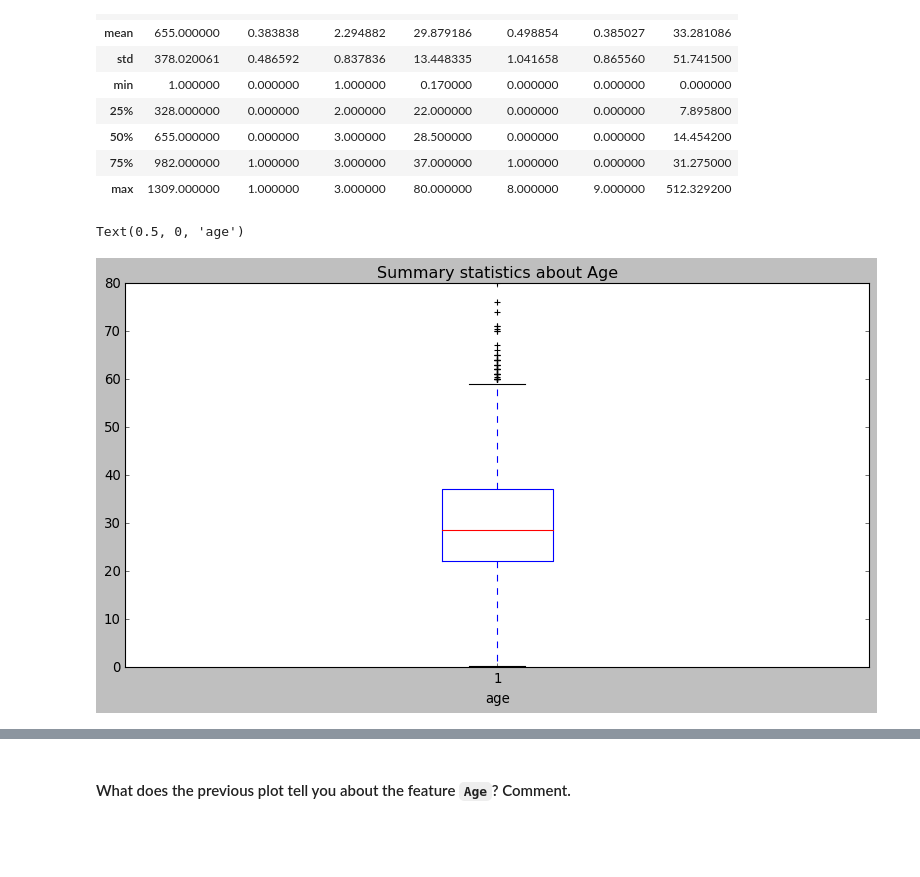
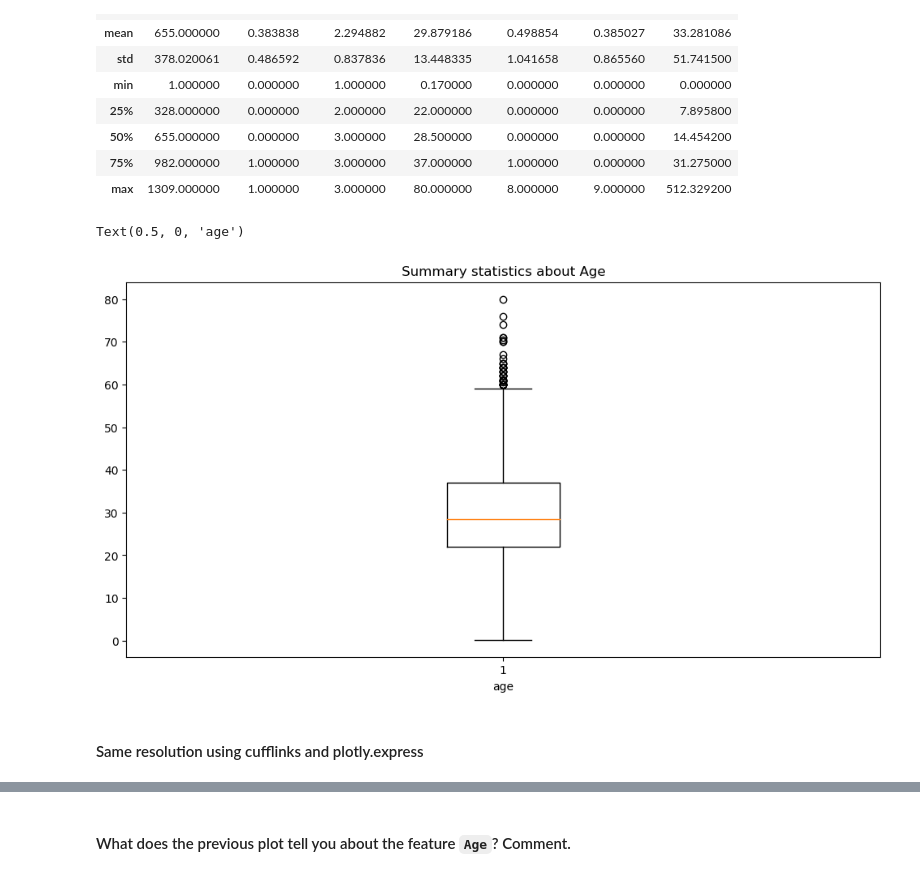
Before and after one commit to almsasantos/dataptmad1019, a Jupyter notebook: module-2/lab-matplotlib-seaborn/your-code/challenge-3.ipynb, the cells around one changed output, grey strips where cells are left out. Saved outputs shown, nothing was run; the diff lists cells and outputs as text; code cells hidden in the pictures; blank space fills up the shorter version.

```diff
--- a/module-2/lab-matplotlib-seaborn/your-code/challenge-3.ipynb
+++ b/module-2/lab-matplotlib-seaborn/your-code/challenge-3.ipynb
@@ -137,6 +189,7 @@ On the other hand when there're more bins, in this example the distribution of a
 #### Use seaborn to show the distribution of the column `Age`
 # %%
 # your code here
+plt.style.use('default')
 sns.distplot(titanic['Age'], color='lightpink')
 # %% [output]
 <matplotlib.axes._subplots.AxesSubplot at 0x...>
@@ -189,11 +279,12 @@ summary_age_stats
 | 75% | 982.000000 | 1.000000 | 3.000000 | 37.000000 | 1.000000 | 0.000000 | 31.275000 |
 | max | 1309.000000 | 1.000000 | 3.000000 | 80.000000 | 8.000000 | 9.000000 | 512.329200 |
 # %%
-colors=['yellowgreen', 'navajowhite', 'gold', 'chocolate', 'darkred', 'mediumvioletred', 'lightblue', 'deepskyblue']
 fig, ax = plt.subplots(1, 1, figsize=(12,6))
 sum_age_stats = ax.boxplot(titanic['Age'])
 ax.set_title('Summary statistics about Age')
 ax.set_xlabel('age')
 # %% [output]
 Text(0.5, 0, 'age')
-[figure, old version]
+[figure, new version]
+# %% [markdown]
+#### Same resolution using cufflinks and plotly.express
```
Also changed, not shown: parts of 50 cells of this notebook, 1 other file.
